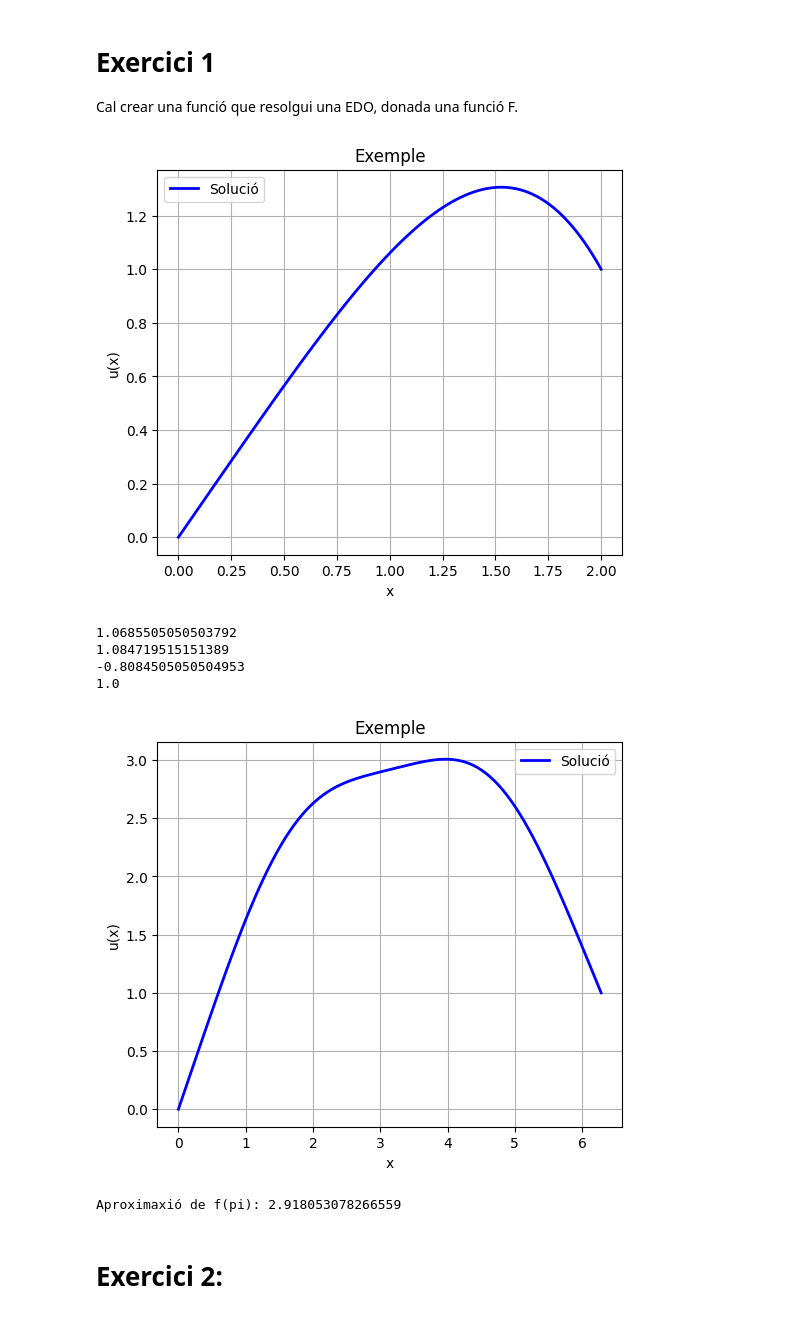
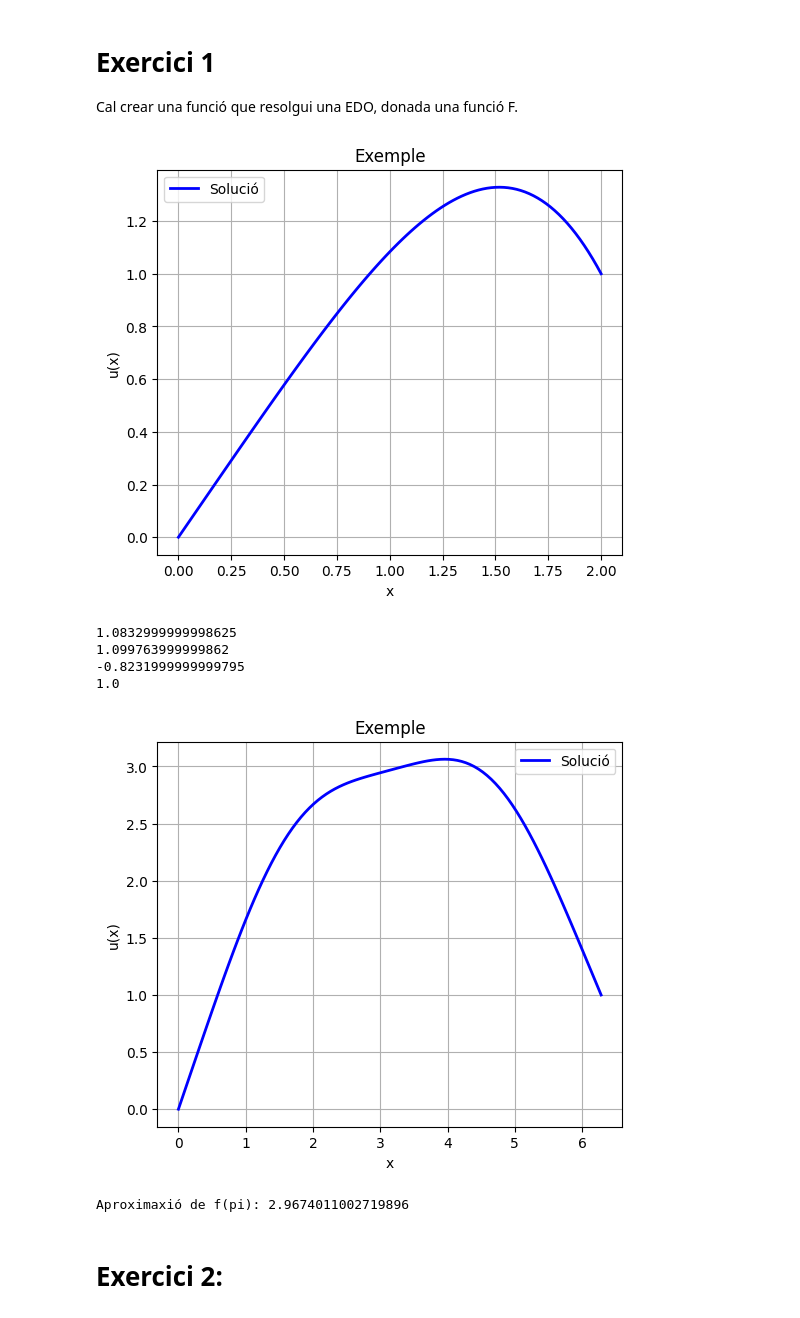
Before and after one commit to Rampage2229/Pr-ctica-2-ALN, a Jupyter notebook: Pràctica-2-ALN.ipynb, the cells around one changed output. Drawn from its saved outputs; the diff is of its cells as text; code cells hidden in the pictures.

```diff
--- a/Pràctica-2-ALN.ipynb
+++ b/Pràctica-2-ALN.ipynb
@@ -138,16 +138,16 @@ def solEstEq1D(a, b, ca, cb, N, F, maxIter=1.e5, tol=1.e-10):
     #On a i b són els extrems del interval, i ca i cb són els punts extrems
     #Definim el vector u i l'inicialitzem:
     u0 = (ca + cb) / 2
-    u = np.full((N), u0, dtype=np.float64)
+    u = np.full((N+1), u0, dtype=np.float64)
     u[0] = ca
     u[-1] = cb
-    Fi = np.empty((N), dtype=np.float64)
+    Fi = np.empty((N+1), dtype=np.float64)
     delta = (b - a)/N
-    for i in range(N):
+    for i in range(N+1):
         Fi[i] = F(a + delta*i)
 
     for i in range(int(maxIter)):
-        u[1:N-1] = (u[:N-2]+u[2:] + delta**2 * Fi[1:N-1])/2
+        u[1:N] = (u[:N-1]+u[2:] + delta**2 * Fi[1:N])/2
     return(u, 0)
 
 
@@ -163,37 +163,37 @@ def dibuixaSol1D(u,a,b,titol='Exemple'):
     # Obrim la Figura i dibuixem:
     plt.figure(figsize=(6, 5))
 
     # Plot:
     plt.plot(x, u, label="Solució", color="b", linewidth=2)
 
     # Eixos i llegenda
     plt.xlabel("x")
     plt.ylabel("u(x)")
     plt.title(titol)
     plt.grid(True)
     plt.legend()
 
     # Mostrem el dibuix:
     plt.show()
 def funcio(x):
     return x**2
 
 
 N = 100
 a,b = 0, 2
 ca,cb = 0,1
 
 u,niter = solEstEq1D(a, b, ca, cb, N, funcio, maxIter = 1.e5)
 dibuixaSol1D(u,a,b)
 print(u[50])
 print(u[51])
 print((u[50]-u[51])*N / (b - a))
 print(funcio(a + 50*(b-a)/N))
 # %% [output]
-[figure, old version]
+[figure, new version]
-1.0685505050503792
-1.084719515151389
--0.8084505050504953
+1.0832999999998625
+1.099763999999862
+-0.8231999999999795
 1.0
 # %%
 def funcio2(x):
@@ -205,10 +205,10 @@ ca,cb = 0,1
 
 u,niter = solEstEq1D(a, b, ca, cb, N, funcio2, maxIter = 1.e5)
 dibuixaSol1D(u,a,b)
-print(f"Aproximaxió de f(pi): {(u[50] + u[49])/2}")
+print(f"Aproximaxió de f(pi): {(u[50])}")
 # %% [output]
-[figure, old version]
+[figure, new version]
-Aproximaxió de f(pi): 2.918053078266559
+Aproximaxió de f(pi): 2.9674011002719896
 # %% [markdown]
 # Exercici 2:
 # %% [markdown]
```
